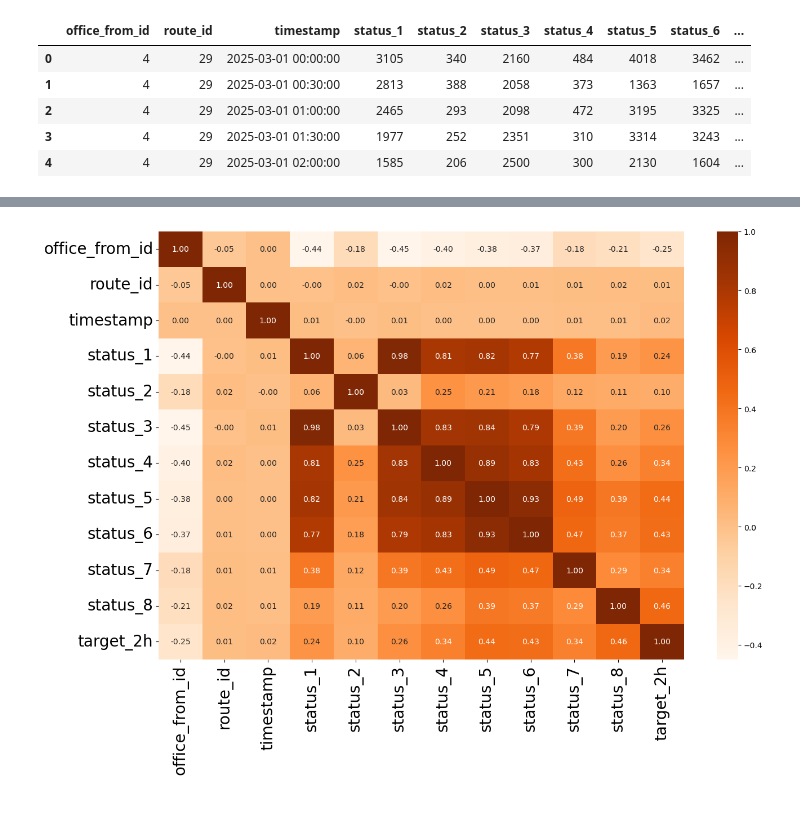
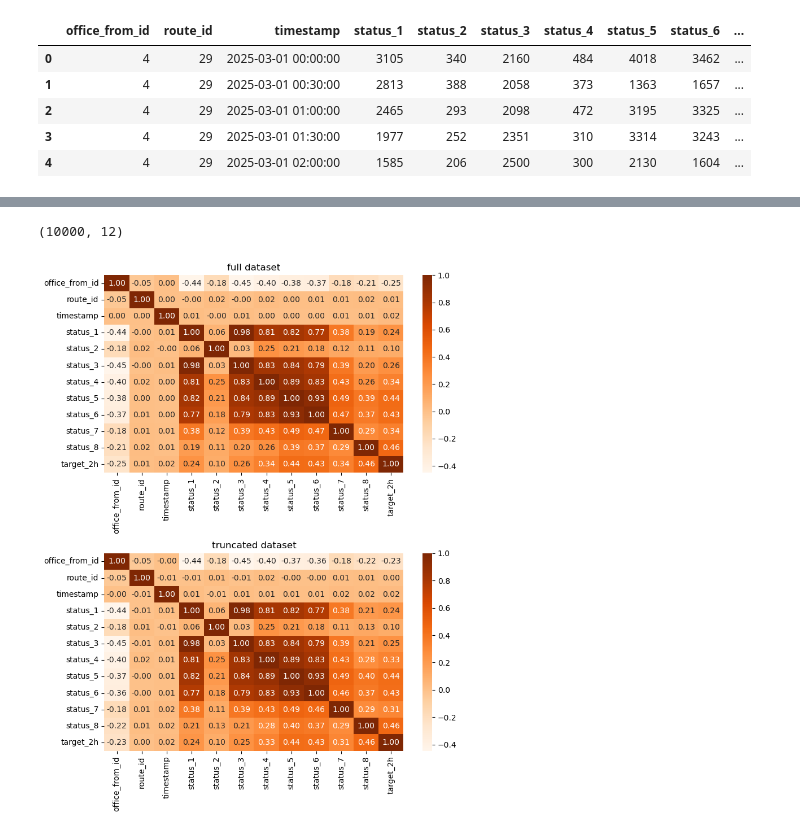
Before and after one commit to Makiavelly/Warehouse-logistics-automation-RWB, a Jupyter notebook: WarehouseLogisticsAutomation.ipynb, the cells around one changed output, grey strips where cells are left out. Cells and saved outputs as stored; diff of their text form; code cells hidden in the pictures.

```diff
--- a/WarehouseLogisticsAutomation.ipynb
+++ b/WarehouseLogisticsAutomation.ipynb
@@ -11,3 +49,5 @@ df.head()
 | 2 | 4 | 29 | 2025-03-01 01:00:00 | 2465 | 293 | 2098 | 472 | 3195 | 3325 | ... |
 | 3 | 4 | 29 | 2025-03-01 01:30:00 | 1977 | 252 | 2351 | 310 | 3314 | 3243 | ... |
 | 4 | 4 | 29 | 2025-03-01 02:00:00 | 1585 | 206 | 2500 | 300 | 2130 | 1604 | ... |
+# %%
+df['timestamp'] = pd.to_datetime(df['timestamp'], errors='coerce')
@@ -13,0 +82,3 @@ df.head()
+# %%
+variable_features = df.columns[3:]
+static_features = df.columns[:2]
@@ -14,16 +99,36 @@ df.head()
+# %%
+df_sample, _ = train_test_split(
+    df,
+    train_size=10000,
+    stratify=df[static_features],
+    random_state=1
+)
+# %%
+df_sample.shape
+# %% [output]
+(10000, 12)
 # %%
 import numpy as np
 from scipy.stats import spearmanr
 import seaborn as sns
 import matplotlib.pyplot as plt
 # %%
-corr = df.corr(method='spearman')
+corr_df = df.corr(method='spearman')
+corr_df_sample = df_sample.corr(method='spearman')
 # %%
-plt.figure(figsize=(14, 10))
-ax = sns.heatmap(data=corr, annot=True, cmap='Oranges', fmt='.2f')
-ax.set_xticklabels(ax.get_xticklabels(), fontsize=20)
-ax.set_yticklabels(ax.get_yticklabels(), fontsize=20)
+_, axes = plt.subplots(2, 1, figsize=(8, 10))
+
+ax_hm_df = sns.heatmap(data=corr_df, annot=True, cmap='Oranges', fmt='.2f', ax=axes[0])
+ax_hm_df.set_xticklabels(ax_hm_df.get_xticklabels(), fontsize=10)
+ax_hm_df.set_yticklabels(ax_hm_df.get_yticklabels(), fontsize=10)
+axes[0].set_title('full dataset')
+
+ax_hm_df_sample = sns.heatmap(data=corr_df_sample, annot=True, cmap='Oranges', fmt='.2f', ax=axes[1])
+ax_hm_df_sample.set_xticklabels(ax_hm_df_sample.get_xticklabels(), fontsize=10)
+ax_hm_df_sample.set_yticklabels(ax_hm_df_sample.get_yticklabels(), fontsize=10)
+axes[1].set_title('truncated dataset')
+
 plt.tight_layout()
 plt.show()
 # %% [output]
-[figure, old version]
+[figure, new version]
```
Also changed, not shown: parts of 18 cells of this notebook.
